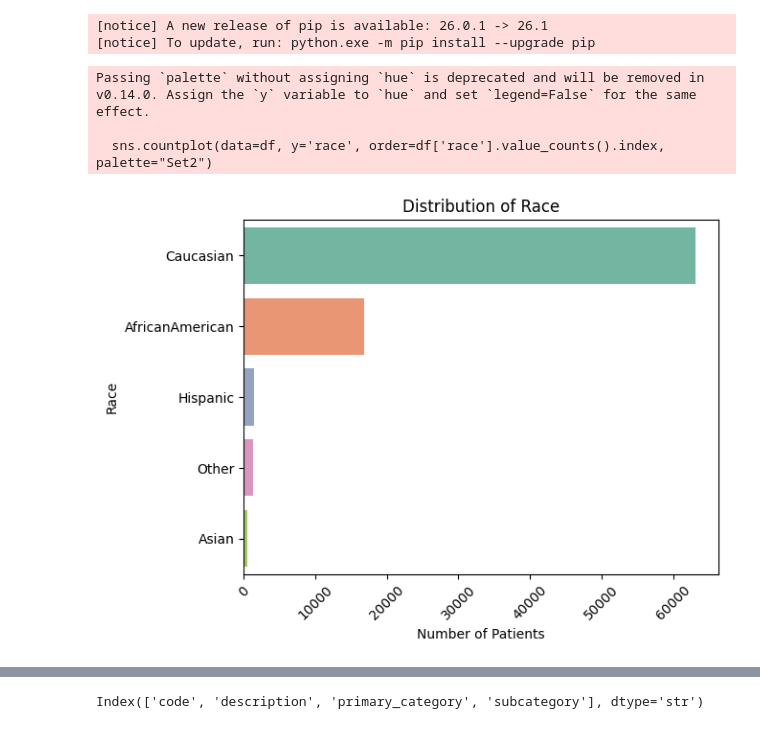
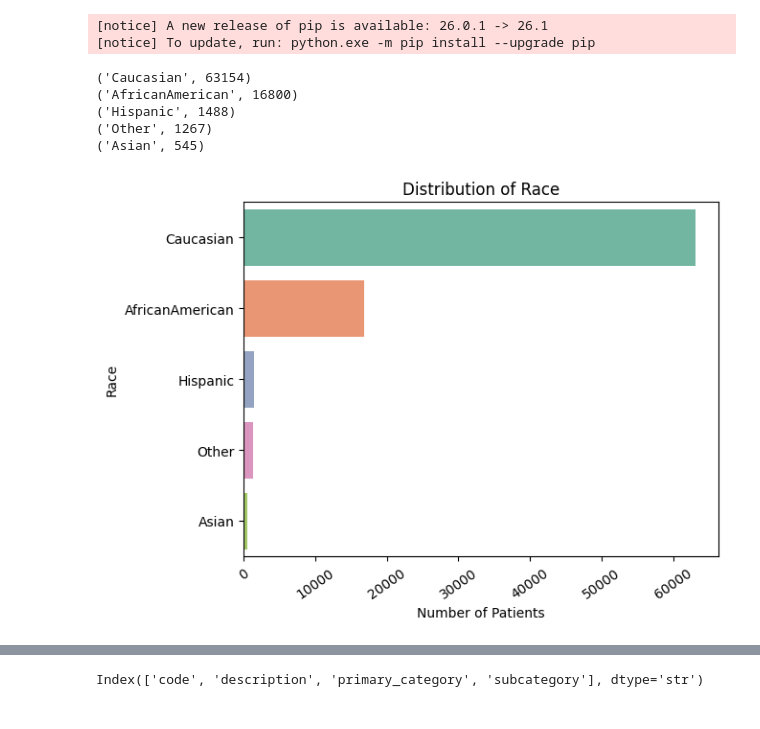
Before and after one commit to juhit101/Hospital-Readmission-Analytics, a Jupyter notebook: visualization.ipynb, the cells around one changed output, grey strips where cells are left out. Drawn from its saved outputs; the diff is of its cells as text; code cells hidden in the pictures.

```diff
--- a/visualization.ipynb
+++ b/visualization.ipynb
@@ -69,15 +60,16 @@ Note: you may need to restart the kernel to use updated packages.
 [notice] A new release of pip is available: 26.0.1 -> 26.1
 [notice] To update, run: python.exe -m pip install --upgrade pip
 # %%
-# plot distribution of patient demographics
-sns.countplot(data=df, y='race', order=df['race'].value_counts().index, palette="Set2")
-plt.ylabel('Race')
-plt.xlabel('Number of Patients')
-plt.title('Distribution of Race')
-plt.xticks(rotation=45)
-plt.show()
+# distribution of patient demographics
+
+# sql query to find distribution across race
+cursor.execute("SELECT race, COUNT(*) as count FROM admissions GROUP BY race ORDER BY count DESC")
+results = cursor.fetchall()
+for result in results:
+    print(result)
 # %% [output]
-Passing `palette` without assigning `hue` is deprecated and will be removed in v0.14.0. Assign the `y` variable to `hue` and set `legend=False` for the same effect.
-
-  sns.countplot(data=df, y='race', order=df['race'].value_counts().index, palette="Set2")
+('Caucasian', 63154)
+('AfricanAmerican', 16800)
+('Hispanic', 1488)
+('Other', 1267)
+('Asian', 545)
-[figure, removed]
@@ -84 +83,11 @@ Passing `palette` without assigning `hue` is deprecated and will be removed in v
+# %%
+# plot distribution of race
+sns.barplot(x=race_count, y=race, hue=race, palette="Set2", legend=False)
+plt.ylabel('Race')
+plt.xlabel('Number of Patients')
+plt.title('Distribution of Race')
+plt.xticks(rotation=35)
+plt.show()
+# %% [output]
+[figure, added]
 # %%
```
Also changed, not shown: parts of 23 cells of this notebook, 2 other files.
